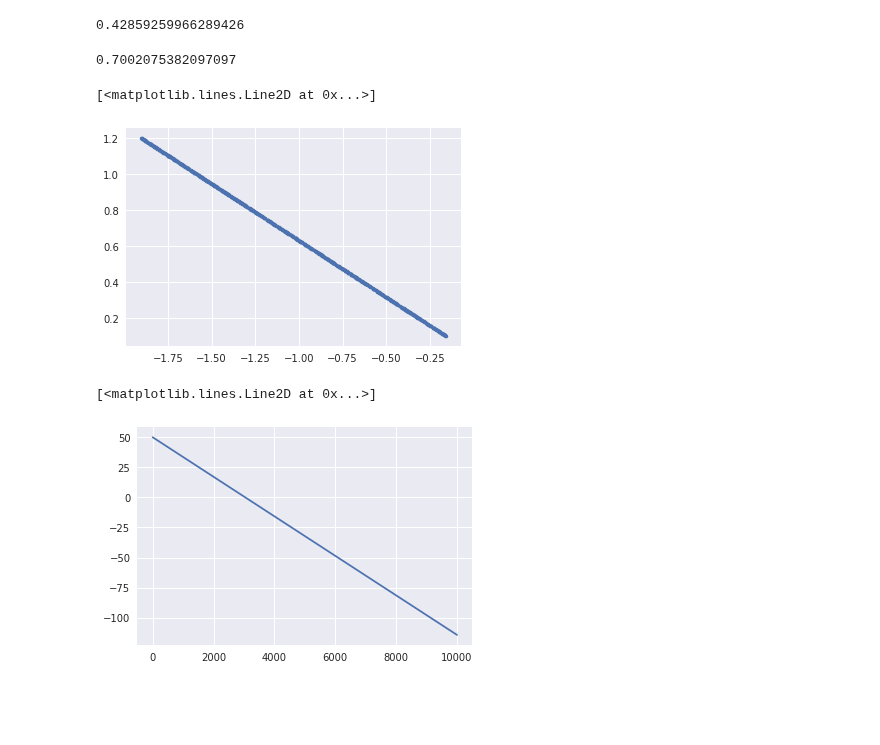
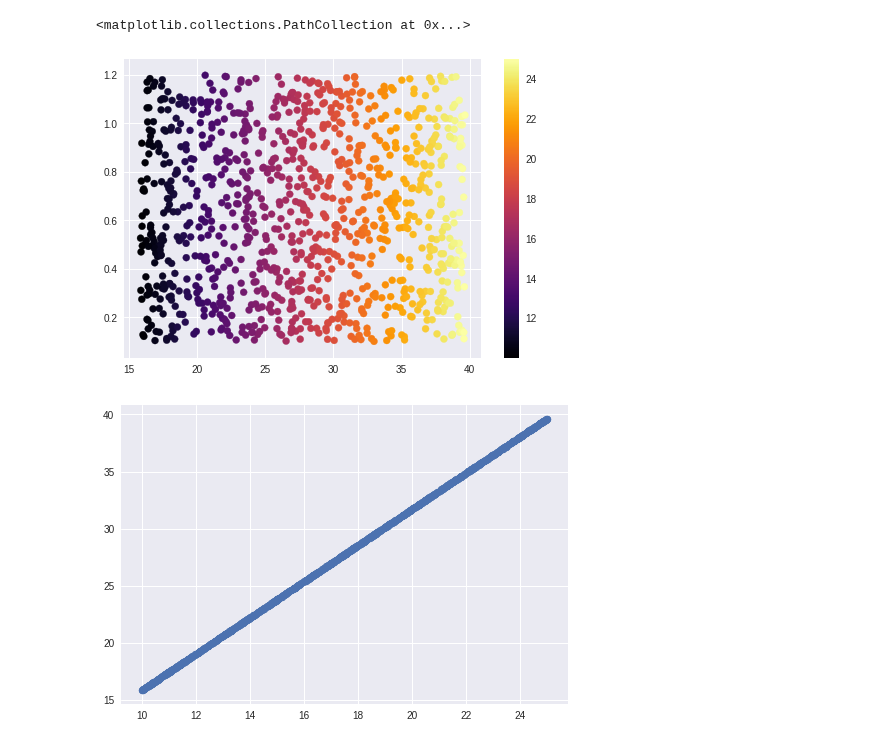
Before and after one commit to awakenting/master-thesis, a Jupyter notebook: code/Stimulus_plots.ipynb, the cells around one changed output. Cells and saved outputs as stored; diff of their text form; code cells hidden in the pictures; blank space fills up the shorter version.

```diff
--- a/code/Stimulus_plots.ipynb
+++ b/code/Stimulus_plots.ipynb
@@ -140,26 +170,14 @@ plt.plot(lvs, resp_times, '.')
-# %%
-l = 10
-lv = 0.1
-v = l/lv
-di = 50
-critical_angle = 35
-tan_ca = np.tan(critical_angle/360*2*np.pi)
-tcr = di/v - l/(2*a*v)
-print(tcr)
-# %% [output]
-0.42859259966289426
-# %%
-50/np.tan(35/360*2*np.pi)
-# %% [output]
-0.7002075382097097
-# %%
-plt.plot(resp_ttcs, lvs, '.')
-# %% [output]
-[<matplotlib.lines.Line2D at 0x...>]
-[figure, removed]
-# %%
-
-plt.plot(dists)
-# %% [output]
-[<matplotlib.lines.Line2D at 0x...>]
-[figure, removed]
+# %%
+vmin = np.min(stim_sizes)
+vmax = np.max(stim_sizes)
+sm = plt.cm.ScalarMappable(cmap=mpl.cm.inferno, norm=mpl.colors.Normalize(vmin=vmin, vmax=vmax))
+plt.scatter(resp_dists, lvs, c=sm.to_rgba(stim_sizes))
+sm.set_array([])
+plt.colorbar(sm)
+
+plt.figure()
+plt.scatter(stim_sizes, resp_dists)
+# %% [output]
+<matplotlib.collections.PathCollection at 0x...>
+[figure, added]
+[figure, added]
```
Also changed, not shown: parts of 14 cells of this notebook, 25 other files.
